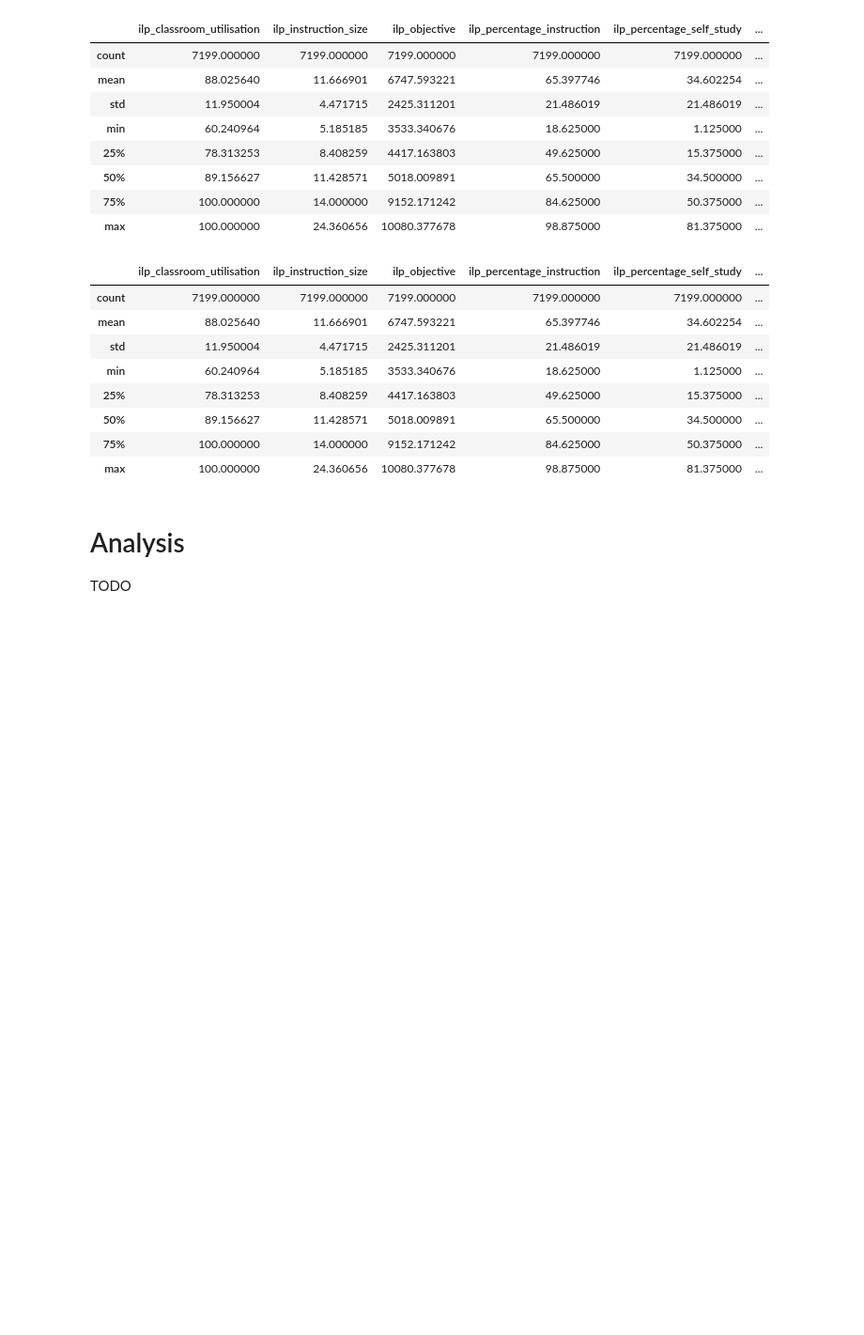
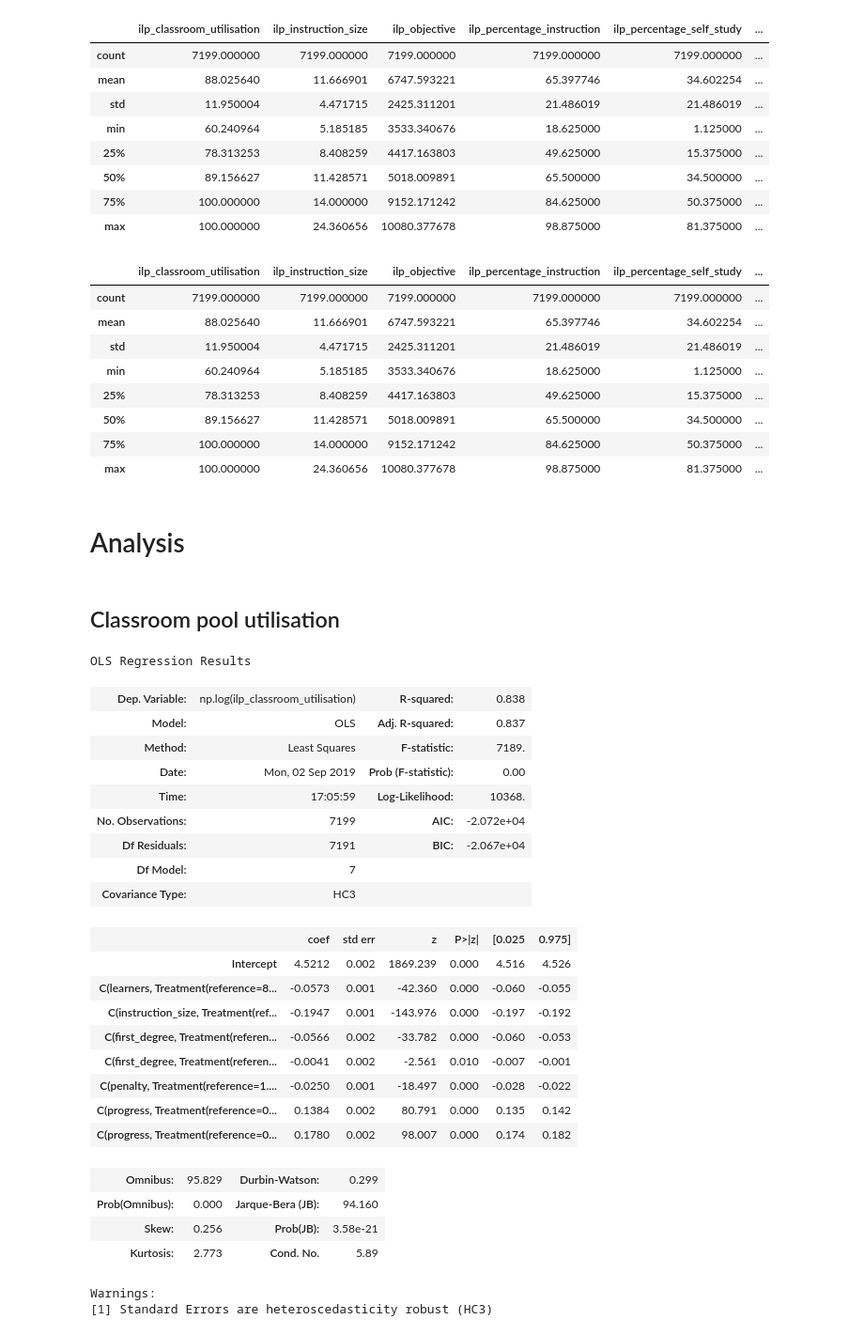
Before and after one commit to N-Wouda/PL-Hourly-Heuristic, a Jupyter notebook: analysis/policies.ipynb, the cells around one changed output. Shown at 94% size. Cells and saved outputs as stored; diff of their text form; code cells hidden in the pictures; blank space fills up the shorter version.

```diff
--- a/analysis/policies.ipynb
+++ b/analysis/policies.ipynb
@@ -46,5 +49,45 @@ df.describe()
 | max | 100.000000 | 24.360656 | 10080.377678 | 98.875000 | 81.375000 | ... |
 # %% [markdown]
 # Analysis
-
-TODO
+# %%
+EXOG = [
+    "C(learners, Treatment(reference=800))",
+    "C(instruction_size, Treatment(reference=32))",
+    "C(first_degree, Treatment(reference=1.0))",
+    "C(penalty, Treatment(reference=1.0))",
+    "C(progress, Treatment(reference=0.0))",
+    #"C(instruction_size, Treatment(reference=32)) : C(first_degree, Treatment(reference=1.0))"
+]
+# %% [markdown]
+## Classroom pool utilisation
+# %%
+model = smf.ols(formula="np.log(ilp_classroom_utilisation) ~ " + "+".join(EXOG), data=df)
+
+result = model.fit(cov_type='HC3')
+result.summary()
+# %% [output]
+OLS Regression Results
+| Dep. Variable: | np.log(ilp_classroom_utilisation) | R-squared: | 0.838 |
+| Model: | OLS | Adj. R-squared: | 0.837 |
+| Method: | Least Squares | F-statistic: | 7189. |
+| Date: | Mon, 02 Sep 2019 | Prob (F-statistic): | 0.00 |
+| Time: | 17:05:59 | Log-Likelihood: | 10368. |
+| No. Observations: | 7199 | AIC: | -2.072e+04 |
+| Df Residuals: | 7191 | BIC: | -2.067e+04 |
+| Df Model: | 7 |  |  |
+| Covariance Type: | HC3 |  |  |
+|  | coef | std err | z | P>|z| | [0.025 | 0.975] |
+| Intercept | 4.5212 | 0.002 | 1869.239 | 0.000 | 4.516 | 4.526 |
+| C(learners, Treatment(reference=8... | -0.0573 | 0.001 | -42.360 | 0.000 | -0.060 | -0.055 |
+| C(instruction_size, Treatment(ref... | -0.1947 | 0.001 | -143.976 | 0.000 | -0.197 | -0.192 |
+| C(first_degree, Treatment(referen... | -0.0566 | 0.002 | -33.782 | 0.000 | -0.060 | -0.053 |
+| C(first_degree, Treatment(referen... | -0.0041 | 0.002 | -2.561 | 0.010 | -0.007 | -0.001 |
+| C(penalty, Treatment(reference=1.... | -0.0250 | 0.001 | -18.497 | 0.000 | -0.028 | -0.022 |
+| C(progress, Treatment(reference=0... | 0.1384 | 0.002 | 80.791 | 0.000 | 0.135 | 0.142 |
+| C(progress, Treatment(reference=0... | 0.1780 | 0.002 | 98.007 | 0.000 | 0.174 | 0.182 |
+| Omnibus: | 95.829 | Durbin-Watson: | 0.299 |
+| Prob(Omnibus): | 0.000 | Jarque-Bera (JB): | 94.160 |
+| Skew: | 0.256 | Prob(JB): | 3.58e-21 |
+| Kurtosis: | 2.773 | Cond. No. | 5.89 |
+Warnings:
+[1] Standard Errors are heteroscedasticity robust (HC3)
```
Also changed, not shown: parts of 13 cells of this notebook, 5 other files.
